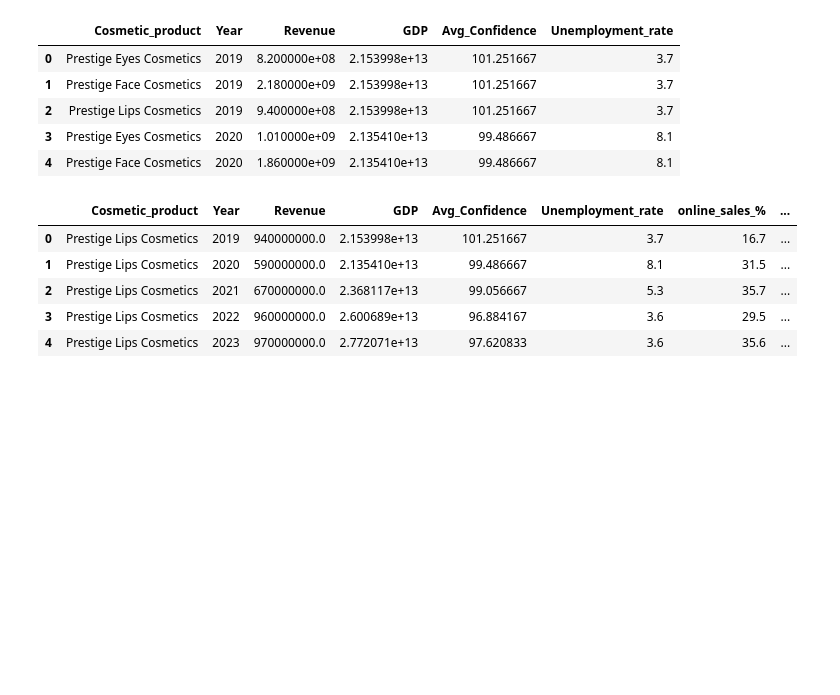
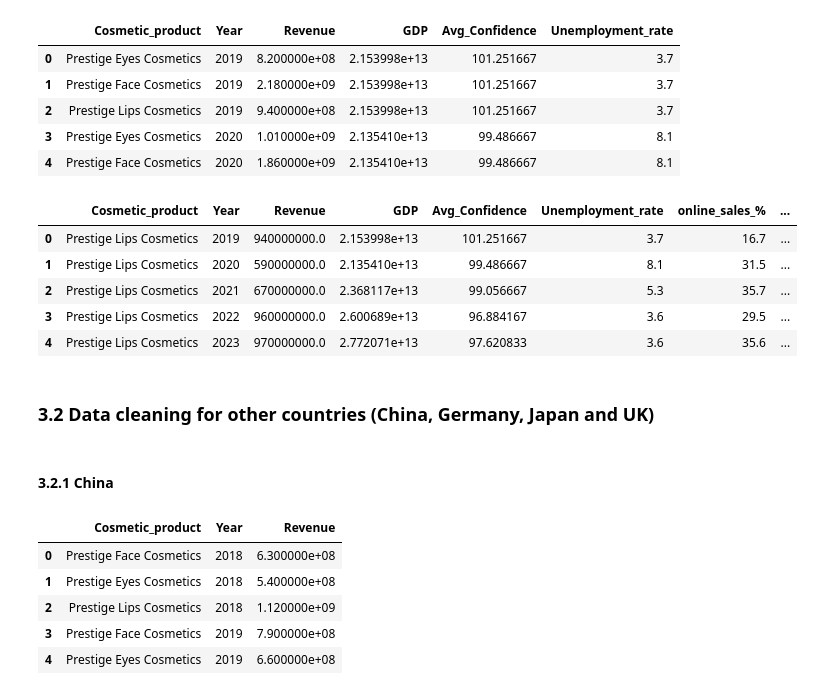
Before and after one commit to kaitlinjohnson1/Luxury_goods_project, a Jupyter notebook: code/visualisations_code.ipynb, the cells around one changed output. Saved outputs shown, nothing was run; the diff lists cells and outputs as text; code cells hidden in the pictures; blank space fills up the shorter version.

```diff
--- a/code/visualisations_code.ipynb
+++ b/code/visualisations_code.ipynb
@@ -524,3 +524,35 @@ df_USA.head()
 | 2 | Prestige Lips Cosmetics | 2021 | 670000000.0 | 2.368117e+13 | 99.056667 | 5.3 | 35.7 | ... |
 | 3 | Prestige Lips Cosmetics | 2022 | 960000000.0 | 2.600689e+13 | 96.884167 | 3.6 | 29.5 | ... |
 | 4 | Prestige Lips Cosmetics | 2023 | 970000000.0 | 2.772071e+13 | 97.620833 | 3.6 | 35.6 | ... |
+# %% [markdown]
+### 3.2 Data cleaning for other countries (China, Germany, Japan and UK)
+# %% [markdown]
+#### 3.2.1 China
+# %%
+# CHINA REVENUE
+
+# Read data set
+china_revenue = pd.read_csv("/Users/kaitlinjohnson/Desktop/luxury_goods_project/data/raw_data/country_data/China/china_revenue.csv")
+
+# Filter and rename columns and rows
+china_revenue = china_revenue[['Unnamed: 0','2018','2019','2020','2021','2022','2023','2024']]
+china_revenue = china_revenue.iloc[1:4]
+china_revenue = china_revenue.rename(columns={'Unnamed: 0' : 'Cosmetic_product'})
+china_revenue
+
+# Create china dataframe
+china_df = china_revenue.copy()
+
+# Melt the DataFrame, using 'Cosmetic_product' as the id variable
+china_df = china_df.melt(id_vars=['Cosmetic_product'], var_name='Year', value_name='Revenue')
+china_df['Revenue'] = china_df['Revenue']* 1000000000
+china_df['Year'] = china_df['Year'].astype(int)
+
+china_df.head()
+# %% [output]
+|  | Cosmetic_product | Year | Revenue |
+| 0 | Prestige Face Cosmetics | 2018 | 6.300000e+08 |
+| 1 | Prestige Eyes Cosmetics | 2018 | 5.400000e+08 |
+| 2 | Prestige Lips Cosmetics | 2018 | 1.120000e+09 |
+| 3 | Prestige Face Cosmetics | 2019 | 7.900000e+08 |
+| 4 | Prestige Eyes Cosmetics | 2019 | 6.600000e+08 |
```
Also changed, not shown: parts of 9 cells of this notebook, 12 other files.
